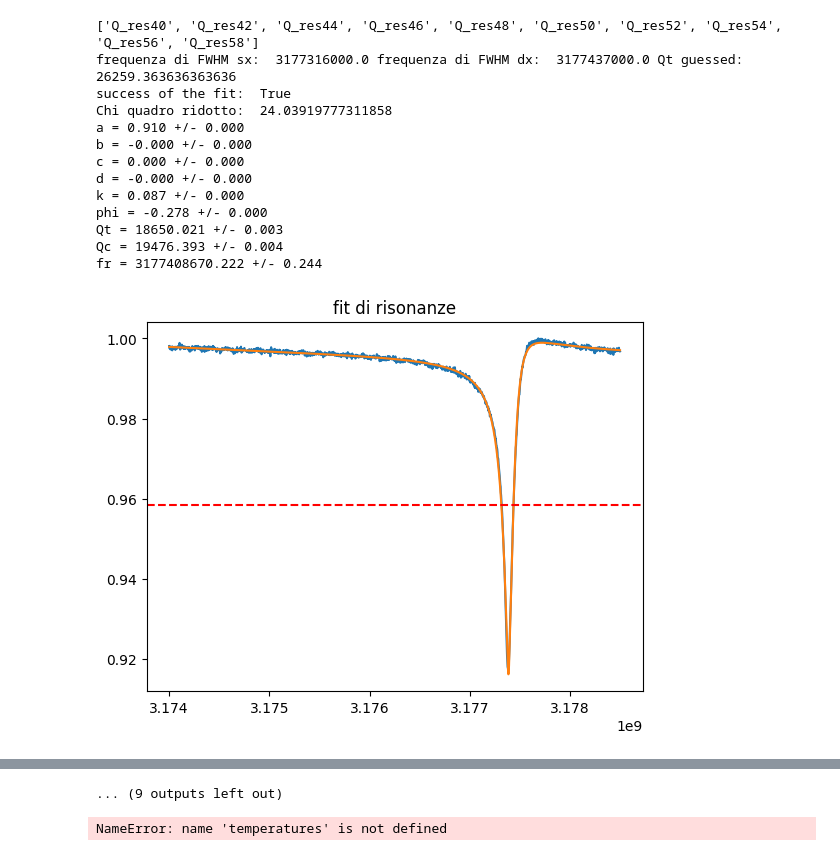
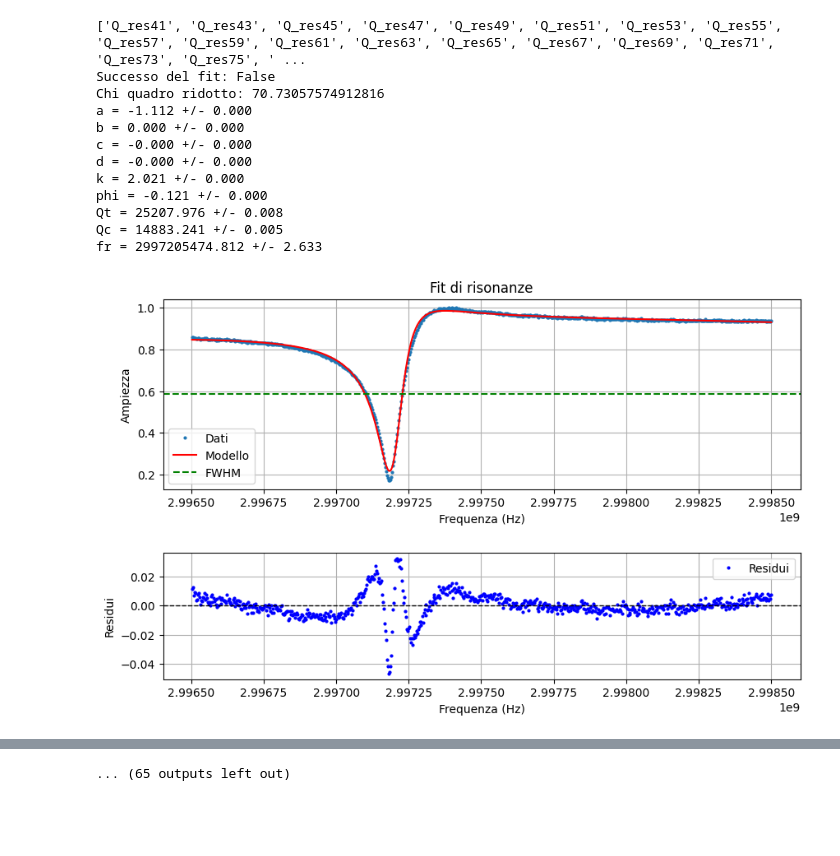
Before and after one commit to biqute/QTLab2425, a Jupyter notebook: 2Dqubit/fit/test_resonance.ipynb, the cells around one changed output, grey strips where cells are left out. Cells and saved outputs as stored; diff of their text form; code cells hidden in the pictures; blank space fills up the shorter version.

Commit message:
multiple fit fix and params plotting

```diff
--- a/2Dqubit/fit/test_resonance.ipynb
+++ b/2Dqubit/fit/test_resonance.ipynb
@@ -2,49 +2,83 @@
 import numpy as np
 import matplotlib.pyplot as plt
 import sys
 sys.path.append("../fit")
 sys.path.append("../data")
 import resonance_fit
-p = np.arange (40, 118, 2)
+p = np.arange (40, 116, 2)
 d = np.arange (41, 117, 2)
 files = []
-for i in p :
+for i in d :
     files.append (f"Q_res{i}")
 
 
 print (files)
 
 Temp = np.arange (30, 410, 10)
+Temp = Temp [::-1]
 
 fr_list = []
 Qc_list = []
+Qt_list = []
+a_list = []
+b_list = []
+c_list = []
+d_list = []
+k_list = []
+phi_list = []
 
-for elem in files :
 
+initial_params = None  # Nessun parametro iniziale per il primo fit
+
+for elem in files:
     file_path = f"../data/Delta/gap_run12/{elem}.txt"
-    fr, qc = resonance_fit.fit(file_path, Del = ",", unit = "linear") # Qui si può passare sia il delimiter mettendo Del= "qui mettere il delimiter, senza nulla è il tab", Si può anche mettere la scala mettendo unit=, se non si mette nulla rimane nella scala in cui sono i dati, per la scala logaritmica si mette log e nper quella lineare si mette linear
+
+    # Esegui il fit con i parametri iniziali (primo fit usa None per inizializzare)
+    fr, qc, qt, a, b, c, d, k, phi = resonance_fit.fit(file_path, Del = "," , cut = 2.9965e9, initial_params=initial_params)
+
+    # Aggiungi i risultati alle liste
     fr_list.append(fr)
     Qc_list.append(qc)
+    Qt_list.append(qt)
+    a_list.append(a)
+    b_list.append(b)
+    c_list.append(c)
+    d_list.append(d)
+    k_list.append(k)
+    phi_list.append(phi)
 
-print(fr_list)
-print(Qc_list)
+    # Usa i parametri ottenuti dal fit precedente come parametri iniziali per il prossimo fit
+    initial_params = {
+        'a': 1,  # Ultimo valore di fr ottenuto
+        'b': 10e-9,  # Ultimo valore di Qc ottenuto
+        'c': 10e-18,       # Impostazione predefinita per c, d, k, phi, Qt, Qc, fr
+        'd': 10e-27,
+        'k': 1,
+        'phi': 0.01,
+        'Qt': Qt_list[-1],
+        'Qc': Qc_list[-1],
+        'fr': fr_list[-1]  # Ultima frequenza di risonanza come valore iniziale
+    }
+
+    print(fr_list)
+    print(Qc_list)
+
 
 #temperatures = resonance_fit.process_files(files)
 
 # Stampa le temperature
 #print("Array di temperature:", temperatures)
 # %% [output]
-['Q_res40', 'Q_res42', 'Q_res44', 'Q_res46', 'Q_res48', 'Q_res50', 'Q_res52', 'Q_res54', 'Q_res56', 'Q_res58']
-frequenza di FWHM sx:  3177316000.0 frequenza di FWHM dx:  3177437000.0 Qt guessed:  26259.363636363636
-success of the fit:  True
-Chi quadro ridotto:  24.03919777311858
-a = 0.910 +/- 0.000
-b = -0.000 +/- 0.000
-c = 0.000 +/- 0.000
+['Q_res41', 'Q_res43', 'Q_res45', 'Q_res47', 'Q_res49', 'Q_res51', 'Q_res53', 'Q_res55', 'Q_res57', 'Q_res59', 'Q_res61', 'Q_res63', 'Q_res65', 'Q_res67', 'Q_res69', 'Q_res71', 'Q_res73', 'Q_res75', ' ...
+Successo del fit: False
+Chi quadro ridotto: 70.73057574912816
+a = -1.112 +/- 0.000
+b = 0.000 +/- 0.000
+c = -0.000 +/- 0.000
 d = -0.000 +/- 0.000
-k = 0.087 +/- 0.000
-phi = -0.278 +/- 0.000
-Qt = 18650.021 +/- 0.003
-Qc = 19476.393 +/- 0.004
-fr = 3177408670.222 +/- 0.244
+k = 2.021 +/- 0.000
+phi = -0.121 +/- 0.000
+Qt = 25207.976 +/- 0.008
+Qc = 14883.241 +/- 0.005
+fr = 2997205474.812 +/- 2.633
-[figure, old version]
+[figure, new version]
@@ -116,7 +155 @@ fr = 3177547490.646 +/- 0.204
-... (9 outputs left out)
+... (65 outputs left out)
-# %%
-import delta_fit
-
-delta_fit.fit(Qc_list, temperatures, max(fr_list))
-# %% [output]
-NameError: name 'temperatures' is not defined
```
Also changed, not shown: parts of 2 cells of this notebook, 1 other file.
